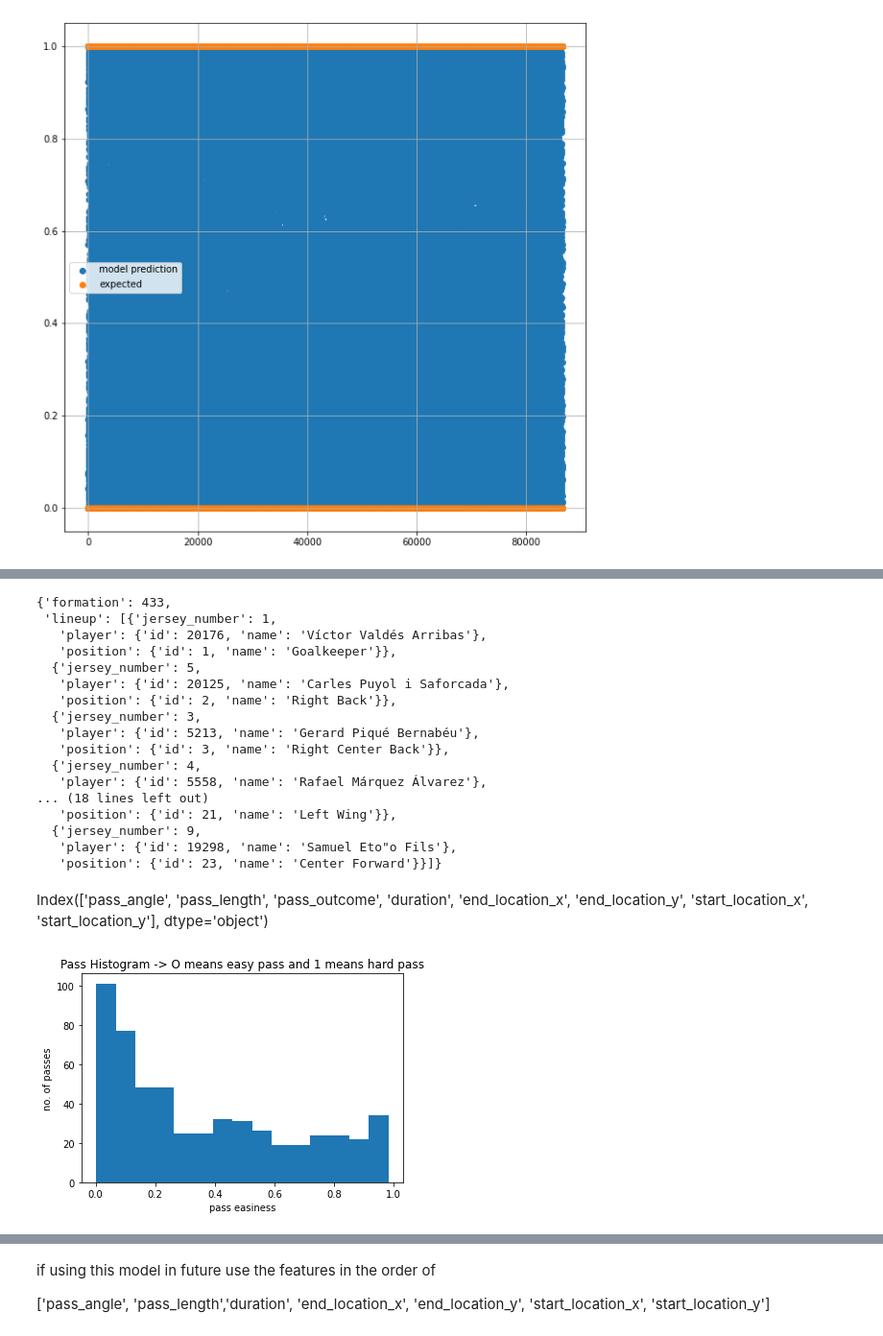
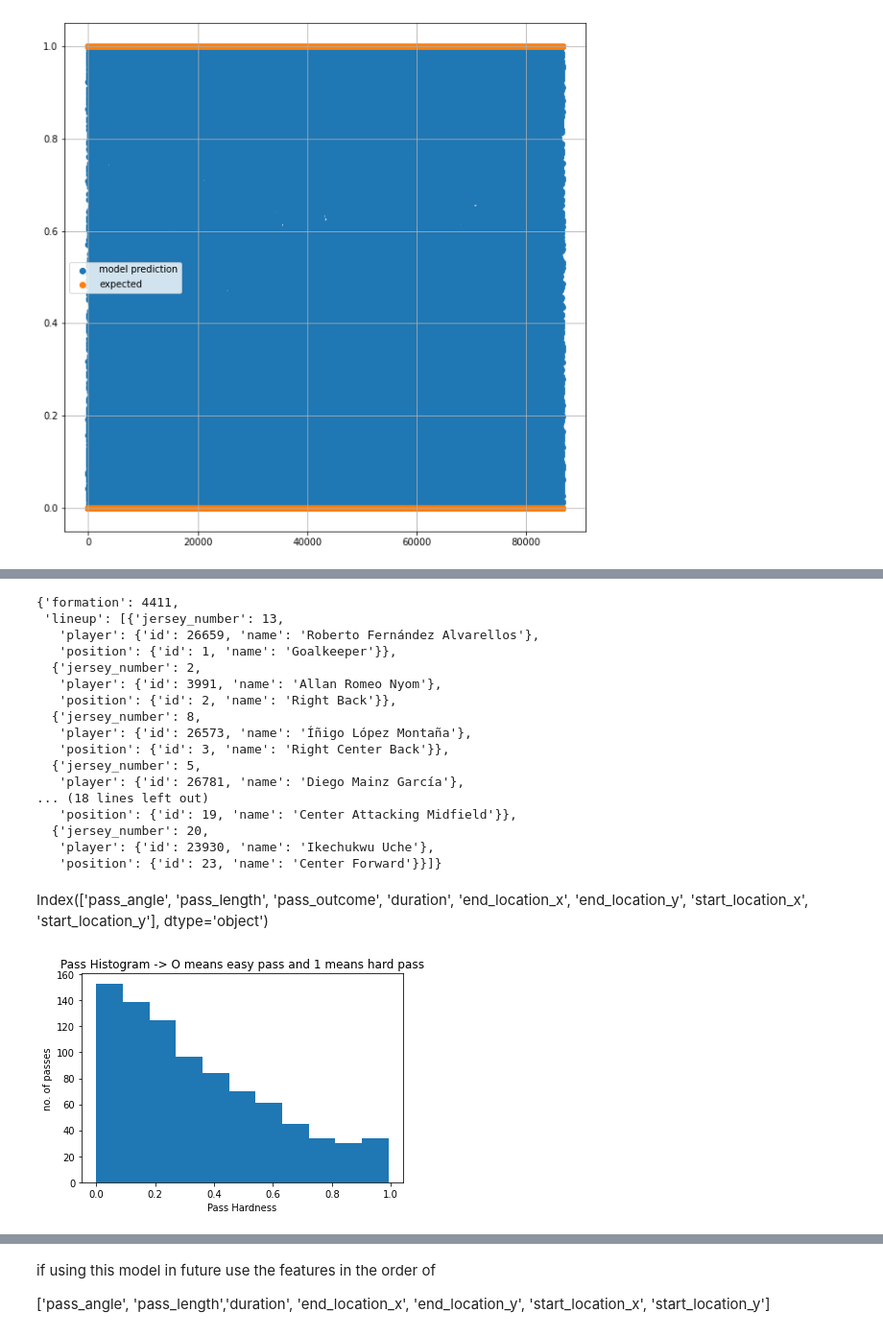
Before and after one commit to Dinesh-Adhithya-H/Machine-learning-in-Football, a Jupyter notebook: Pass_Modelling.ipynb, the cells around one changed output, grey strips where cells are left out. Shown at 96% size. Cells and saved outputs as stored; diff of their text form; code cells hidden in the pictures.

```diff
--- a/Pass_Modelling.ipynb
+++ b/Pass_Modelling.ipynb
@@ -231,3 +257,3 @@ model.save('deep_learning_passes.h5')
 # %%
-loaded_model = tf.keras.models.load_model("/content/deep_learning_passes.h5")
+loaded_model = tf.keras.models.load_model("/content/deep_learning_passes.h5?raw=true")
 # %%
@@ -289,5 +295,5 @@ Saving to: ‘69216.json’
 # %%
-match=pd.read_json("/content/69216.json")
+match=pd.read_json("/content/69318.json")
 # %%
 match.set_index(["id"],inplace=True)
 # %%
@@ -331,22 +355,22 @@ match
 # %%
 match.iloc[0]["tactics"]
 # %% [output]
-{'formation': 433,
- 'lineup': [{'jersey_number': 1,
-   'player': {'id': 20176, 'name': 'Víctor Valdés Arribas'},
+{'formation': 4411,
+ 'lineup': [{'jersey_number': 13,
+   'player': {'id': 26659, 'name': 'Roberto Fernández Alvarellos'},
    'position': {'id': 1, 'name': 'Goalkeeper'}},
+  {'jersey_number': 2,
+   'player': {'id': 3991, 'name': 'Allan Romeo Nyom'},
+   'position': {'id': 2, 'name': 'Right Back'}},
+  {'jersey_number': 8,
+   'player': {'id': 26573, 'name': 'Íñigo López Montaña'},
+   'position': {'id': 3, 'name': 'Right Center Back'}},
   {'jersey_number': 5,
-   'player': {'id': 20125, 'name': 'Carles Puyol i Saforcada'},
-   'position': {'id': 2, 'name': 'Right Back'}},
-  {'jersey_number': 3,
-   'player': {'id': 5213, 'name': 'Gerard Piqué Bernabéu'},
-   'position': {'id': 3, 'name': 'Right Center Back'}},
-  {'jersey_number': 4,
-   'player': {'id': 5558, 'name': 'Rafael Márquez Álvarez'},
+   'player': {'id': 26781, 'name': 'Diego Mainz García'},
 ... (18 lines left out)
-   'position': {'id': 21, 'name': 'Left Wing'}},
-  {'jersey_number': 9,
-   'player': {'id': 19298, 'name': 'Samuel Eto"o Fils'},
+   'position': {'id': 19, 'name': 'Center Attacking Midfield'}},
+  {'jersey_number': 20,
+   'player': {'id': 23930, 'name': 'Ikechukwu Uche'},
    'position': {'id': 23, 'name': 'Center Forward'}}]}
 # %% [markdown]
 Index(['pass_angle', 'pass_length', 'pass_outcome', 'duration',
@@ -355,26 +379,28 @@ Index(['pass_angle', 'pass_length', 'pass_outcome', 'duration',
       dtype='object')
 # %%
 j=0
-names=[]
+names_finished=[]
+names_unfinished=[]
 val1=[]
 val=[]
-for i in match.iloc[0:3000]["pass"]:
+for i in match["pass"]:
   if ((str(i)!="nan") and (match.iloc[j]["possession_team"]["name"]=="Barcelona")):
     v=[[i["angle"],i["length"],match.iloc[j]["duration"],i["end_location"][0],i["end_location"][1],match.iloc[j]["location"][0],match.iloc[j]["location"][1]]]
     #print([i["length"],i["end_location"][0],i["end_location"][1],match.iloc[j]["duration"],i["angle"]],i["recipient"]["name"])
     if "outcome" not in i:
       #print(model.predict(xx.transform(v)),i["outcome"]["name"],match.iloc[j]["player"]["name"])
-      val.append(model.predict(xx.transform(v))[0][0])
-      names.append(match.iloc[j]["player"]["name"])
+      val.append(loaded_model.predict(xx.transform(v))[0][0])
+      names_finished.append(match.iloc[j]["player"]["name"])
     else:
-      val1.append(model.predict(xx.transform(v))[0][0])
+      val1.append(loaded_model.predict(xx.transform(v))[0][0])
+      names_unfinished.append(match.iloc[j]["player"]["name"])
   j+=1
 # %%
-plt.hist(val+val1,bins=15)
-plt.xlabel("pass easiness")
+h=plt.hist(val+val1,bins=11)
+plt.xlabel("Pass Hardness")
 plt.ylabel("no. of passes")
 plt.title("Pass Histogram -> O means easy pass and 1 means hard pass")
 plt.show()
 # 0 means easy pass and 1 means hard pass.
 # %% [output]
-[figure, old version]
+[figure, new version]
```
Also changed, not shown: parts of 44 cells of this notebook.
